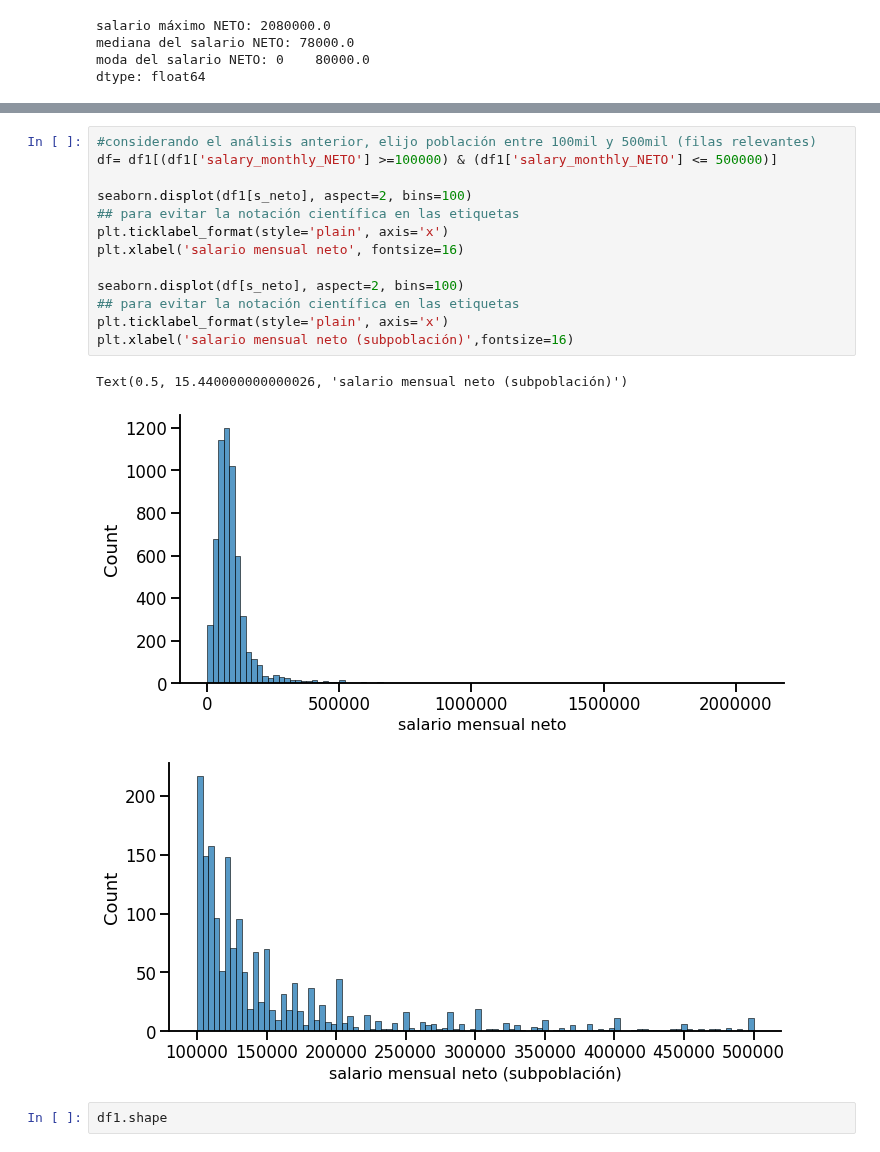
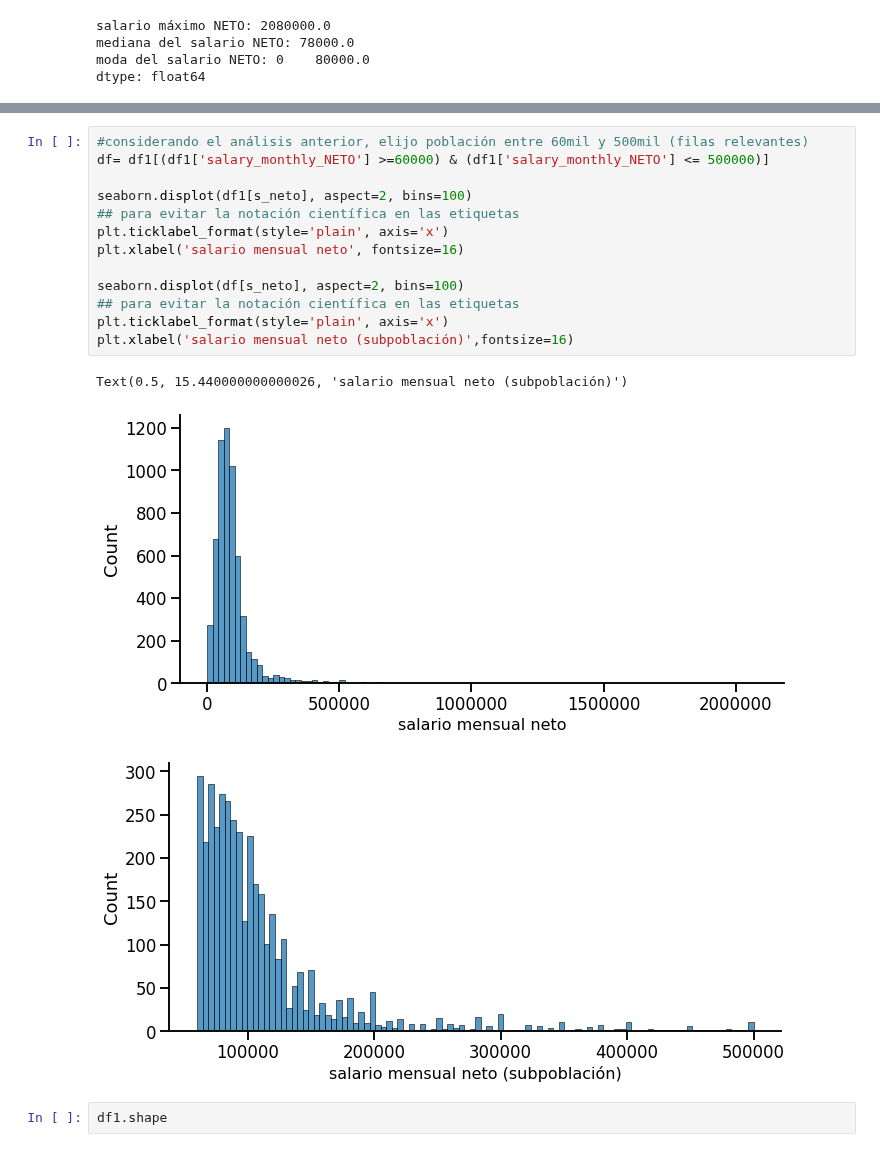
Before and after one commit to pablonicolasr/diplodatos-ayvd-2022-grupo32, a Jupyter notebook: Entregable_Parte_1_Garay.ipynb, the cells around one changed output, grey strips where cells are left out. Cells and saved outputs as stored; diff of their text form.

```diff
--- a/Entregable_Parte_1_Garay.ipynb
+++ b/Entregable_Parte_1_Garay.ipynb
@@ -166,20 +181,20 @@ Cantidad de personas con sueldos entre $700mil y $800mil: 6
 # %%
-#considerando el análisis anterior, elijo población entre 100mil y 500mil (filas relevantes)
-df= df1[(df1['salary_monthly_NETO'] >=100000) & (df1['salary_monthly_NETO'] <= 500000)]
+#considerando el análisis anterior, elijo población entre 60mil y 500mil (filas relevantes)
+df= df1[(df1['salary_monthly_NETO'] >=60000) & (df1['salary_monthly_NETO'] <= 500000)]
 
 seaborn.displot(df1[s_neto], aspect=2, bins=100)
 ## para evitar la notación científica en las etiquetas
 plt.ticklabel_format(style='plain', axis='x')
 plt.xlabel('salario mensual neto', fontsize=16)
 
 seaborn.displot(df[s_neto], aspect=2, bins=100)
 ## para evitar la notación científica en las etiquetas
 plt.ticklabel_format(style='plain', axis='x')
 plt.xlabel('salario mensual neto (subpoblación)',fontsize=16)
 # %% [output]
 Text(0.5, 15.440000000000026, 'salario mensual neto (subpoblación)')
 [figure]
-[figure, old version]
+[figure, new version]
 # %%
 df1.shape
 # %% [output]
```
Also changed, not shown: parts of 9 cells of this notebook.
